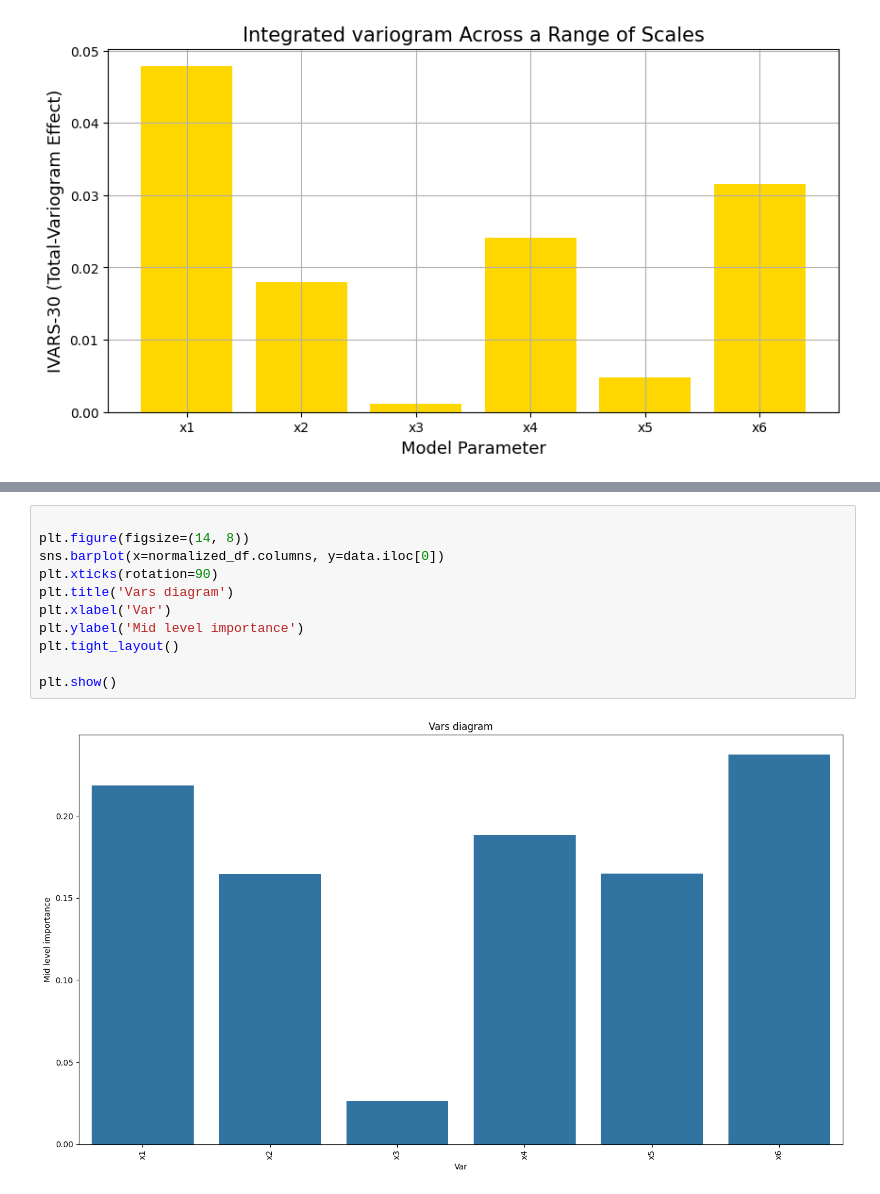
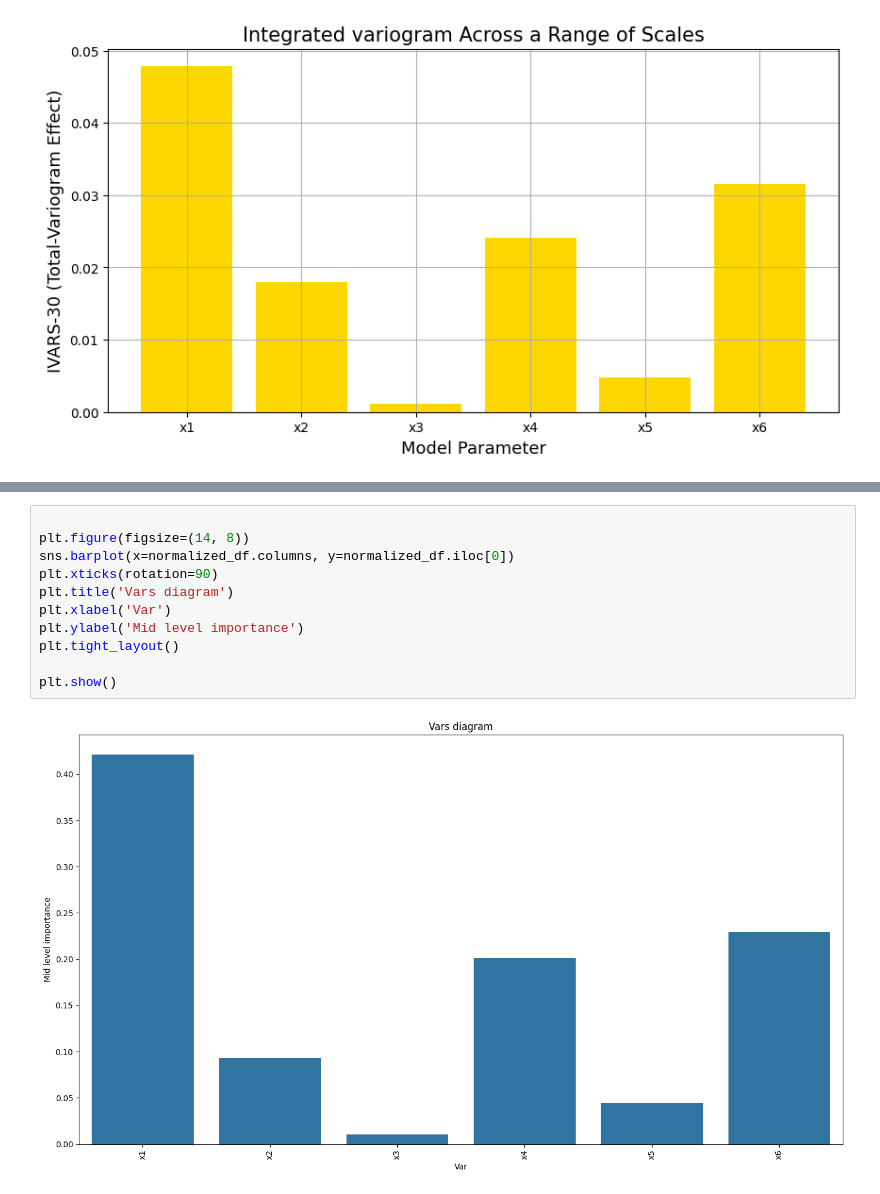
Before and after one commit to Schubydo/msc_code, a Jupyter notebook: SO_Numerical_Experiments/vars_hartmann.ipynb, the cells around one changed output, grey strips where cells are left out. Drawn from its saved outputs; the diff is of its cells as text.

```diff
--- a/SO_Numerical_Experiments/vars_hartmann.ipynb
+++ b/SO_Numerical_Experiments/vars_hartmann.ipynb
@@ -162,13 +162,13 @@ plt.show()
 # %%
 
 plt.figure(figsize=(14, 8))
-sns.barplot(x=normalized_df.columns, y=data.iloc[0])
+sns.barplot(x=normalized_df.columns, y=normalized_df.iloc[0])
 plt.xticks(rotation=90)
 plt.title('Vars diagram')
 plt.xlabel('Var')
 plt.ylabel('Mid level importance')
 plt.tight_layout()
 
 plt.show()
 # %% [output]
-[figure, old version]
+[figure, new version]
```
Also changed, not shown: parts of 2 cells of this notebook, 1 other file.
